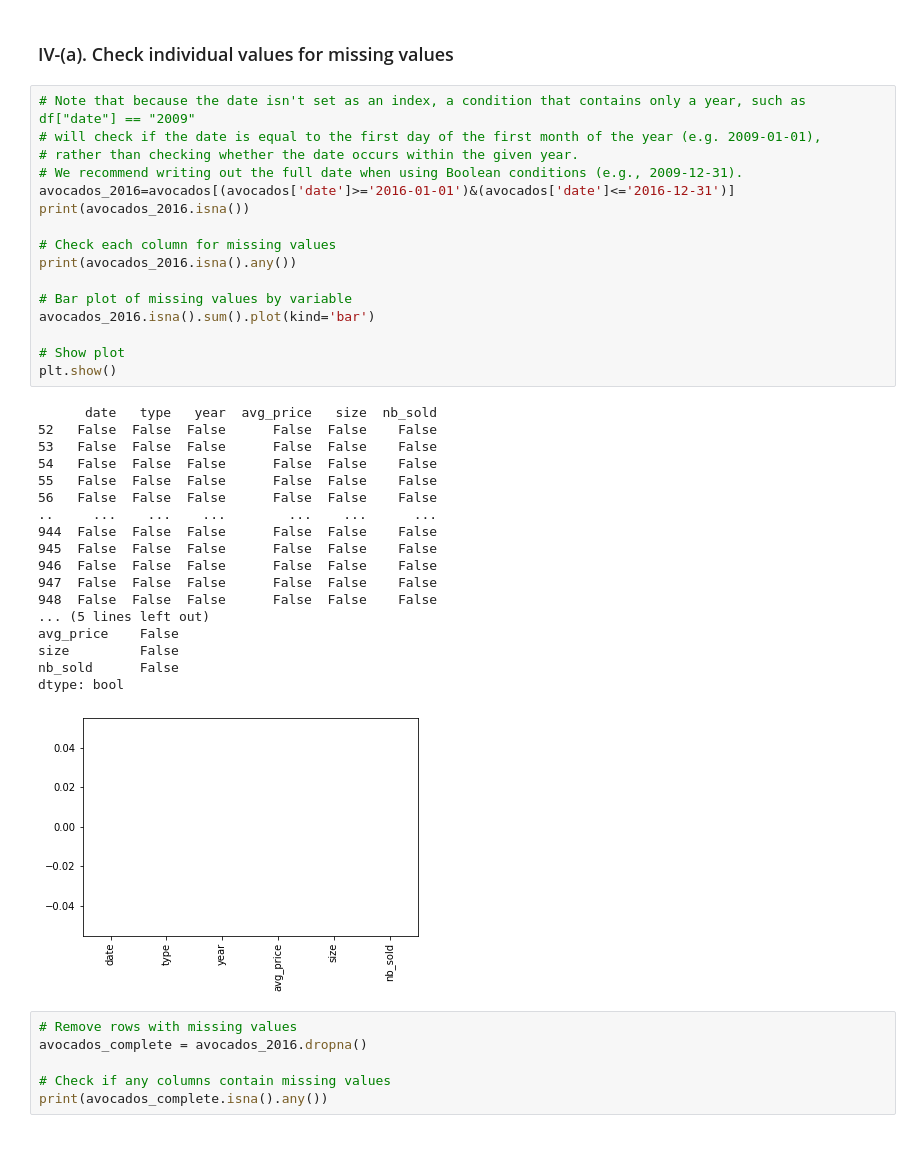
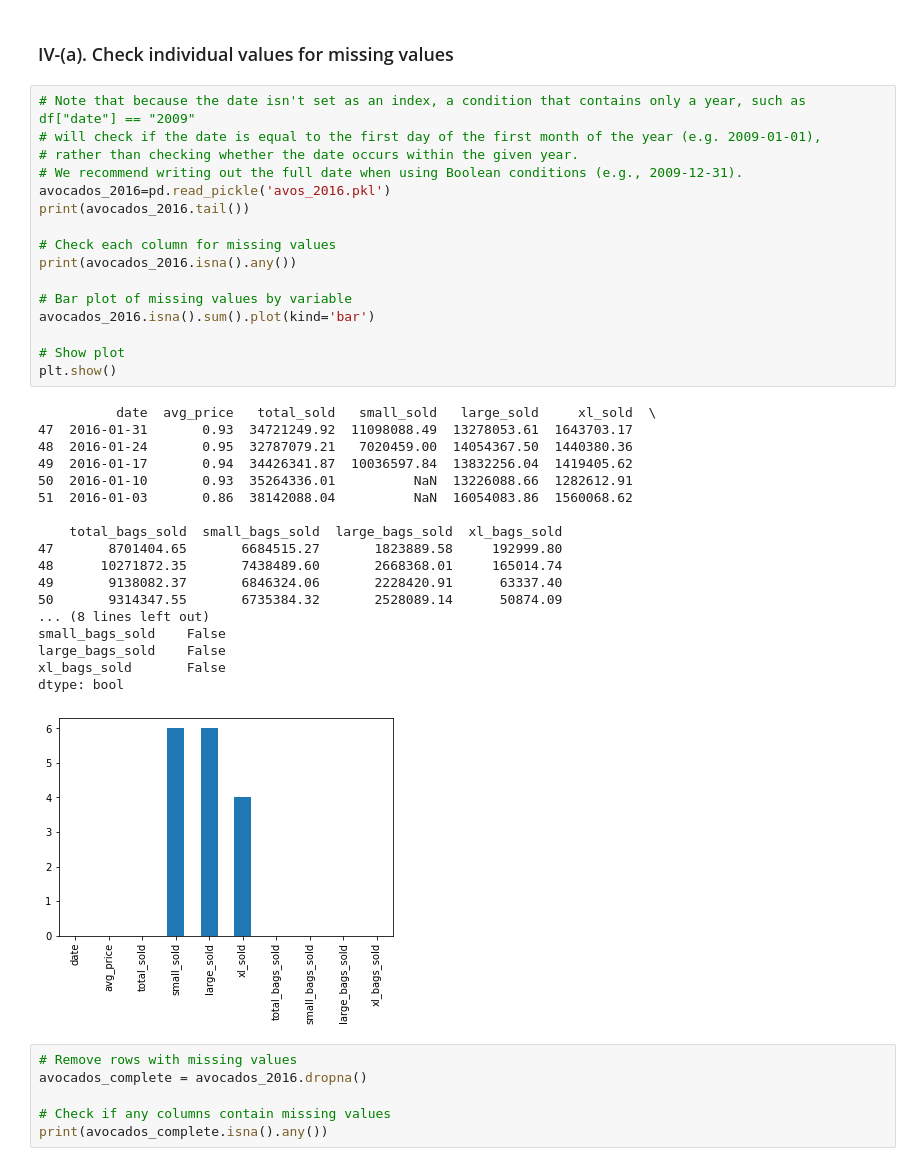
Before and after one commit to cheerchung/Avocados-Sales, a Jupyter notebook: avocados_sales/avocados sales.ipynb, the cells around one changed output. Drawn from its saved outputs; the diff is of its cells as text.

Commit message:
update avocados_2016

```diff
--- a/avocados_sales/avocados sales.ipynb
+++ b/avocados_sales/avocados sales.ipynb
@@ -119,38 +119,38 @@ avocados_dateindexed2[['small_total','large_total','xl_total']].head()
 # %%
 # Note that because the date isn't set as an index, a condition that contains only a year, such as df["date"] == "2009"
 # will check if the date is equal to the first day of the first month of the year (e.g. 2009-01-01),
 # rather than checking whether the date occurs within the given year.
 # We recommend writing out the full date when using Boolean conditions (e.g., 2009-12-31).
-avocados_2016=avocados[(avocados['date']>='2016-01-01')&(avocados['date']<='2016-12-31')]
-print(avocados_2016.isna())
+avocados_2016=pd.read_pickle('avos_2016.pkl')
+print(avocados_2016.tail())
 
 # Check each column for missing values
 print(avocados_2016.isna().any())
 
 # Bar plot of missing values by variable
 avocados_2016.isna().sum().plot(kind='bar')
 
 # Show plot
 plt.show()
 # %% [output]
-      date   type   year  avg_price   size  nb_sold
-52   False  False  False      False  False    False
-53   False  False  False      False  False    False
-54   False  False  False      False  False    False
-55   False  False  False      False  False    False
-56   False  False  False      False  False    False
-..     ...    ...    ...        ...    ...      ...
-944  False  False  False      False  False    False
-945  False  False  False      False  False    False
-946  False  False  False      False  False    False
-947  False  False  False      False  False    False
-948  False  False  False      False  False    False
-... (5 lines left out)
-avg_price    False
-size         False
-nb_sold      False
+          date  avg_price   total_sold   small_sold   large_sold     xl_sold  \
+47  2016-01-31       0.93  34721249.92  11098088.49  13278053.61  1643703.17
+48  2016-01-24       0.95  32787079.21   7020459.00  14054367.50  1440380.36
+49  2016-01-17       0.94  34426341.87  10036597.84  13832256.04  1419405.62
+50  2016-01-10       0.93  35264336.01          NaN  13226088.66  1282612.91
+51  2016-01-03       0.86  38142088.04          NaN  16054083.86  1560068.62
+
+    total_bags_sold  small_bags_sold  large_bags_sold  xl_bags_sold
+47       8701404.65       6684515.27       1823889.58     192999.80
+48      10271872.35       7438489.60       2668368.01     165014.74
+49       9138082.37       6846324.06       2228420.91      63337.40
+50       9314347.55       6735384.32       2528089.14      50874.09
+... (8 lines left out)
+small_bags_sold    False
+large_bags_sold    False
+xl_bags_sold       False
 dtype: bool
-[figure, old version]
+[figure, new version]
 # %%
 # Remove rows with missing values
 avocados_complete = avocados_2016.dropna()
```
Also changed, not shown: parts of 1 cell of this notebook.
